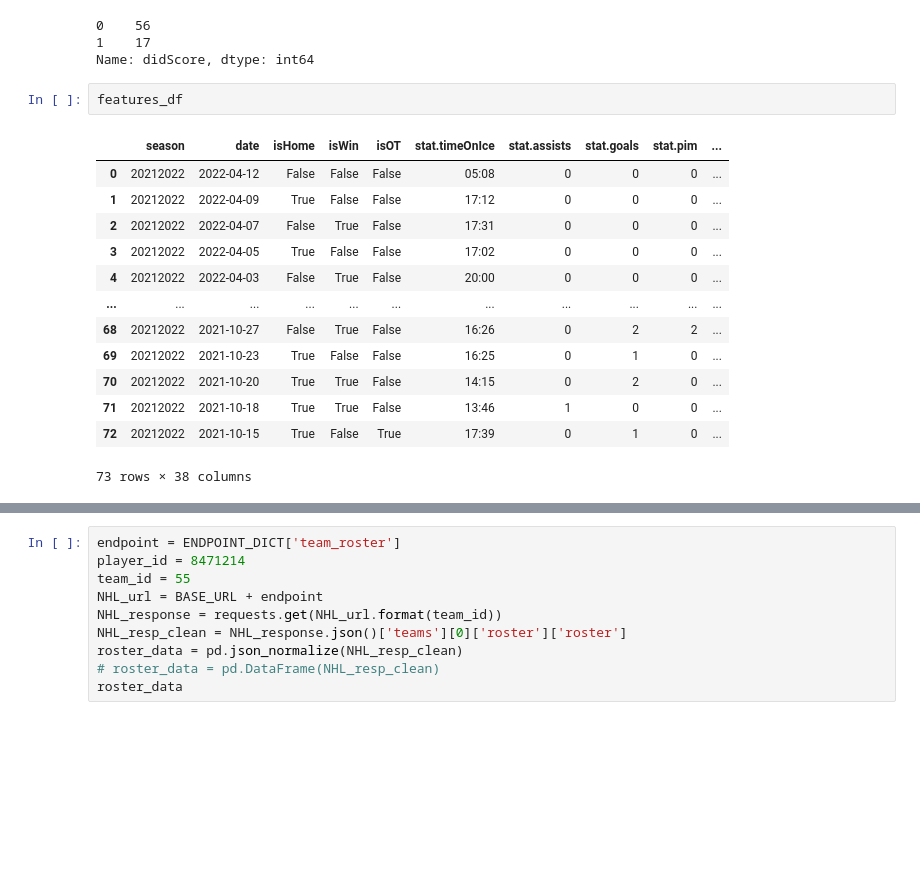
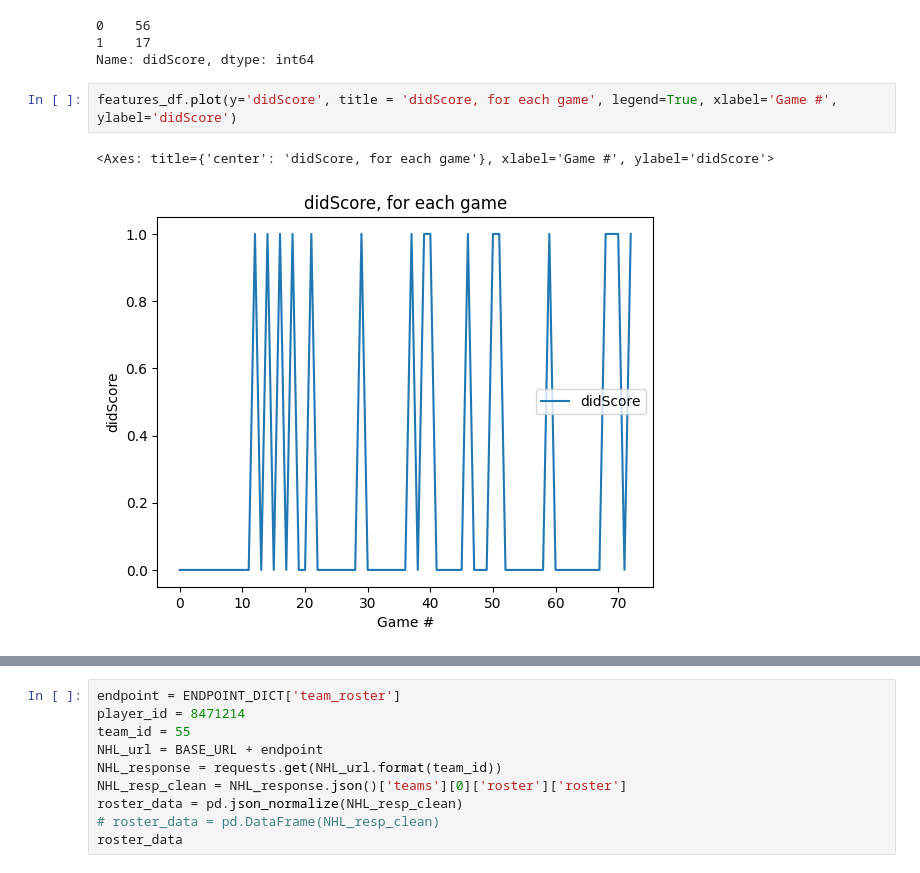
Before and after one commit to ElBennito39/fantasy_hockey_manager, a Jupyter notebook: NHL-data-exploration.ipynb, the cells around one changed output, grey strips where cells are left out. Saved outputs shown, nothing was run; the diff lists cells and outputs as text; blank space fills up the shorter version.

```diff
--- a/NHL-data-exploration.ipynb
+++ b/NHL-data-exploration.ipynb
@@ -299,19 +299,8 @@ features_df['didScore'].value_counts()
 0    56
 1    17
 Name: didScore, dtype: int64
-# %%
-features_df
-# %% [output]
-|  | season | date | isHome | isWin | isOT | stat.timeOnIce | stat.assists | stat.goals | stat.pim | ... |
-| 0 | 20212022 | 2022-04-12 | False | False | False | 05:08 | 0 | 0 | 0 | ... |
-| 1 | 20212022 | 2022-04-09 | True | False | False | 17:12 | 0 | 0 | 0 | ... |
-| 2 | 20212022 | 2022-04-07 | False | True | False | 17:31 | 0 | 0 | 0 | ... |
-| 3 | 20212022 | 2022-04-05 | True | False | False | 17:02 | 0 | 0 | 0 | ... |
-| 4 | 20212022 | 2022-04-03 | False | True | False | 20:00 | 0 | 0 | 0 | ... |
-| ... | ... | ... | ... | ... | ... | ... | ... | ... | ... | ... |
-| 68 | 20212022 | 2021-10-27 | False | True | False | 16:26 | 0 | 2 | 2 | ... |
-| 69 | 20212022 | 2021-10-23 | True | False | False | 16:25 | 0 | 1 | 0 | ... |
-| 70 | 20212022 | 2021-10-20 | True | True | False | 14:15 | 0 | 2 | 0 | ... |
-| 71 | 20212022 | 2021-10-18 | True | True | False | 13:46 | 1 | 0 | 0 | ... |
-| 72 | 20212022 | 2021-10-15 | True | False | True | 17:39 | 0 | 1 | 0 | ... |
-73 rows × 38 columns
+# %%
+features_df.plot(y='didScore', title = 'didScore, for each game', legend=True, xlabel='Game #', ylabel='didScore')
+# %% [output]
+<Axes: title={'center': 'didScore, for each game'}, xlabel='Game #', ylabel='didScore'>
+[figure, added]
```
Also changed, not shown: parts of 11 cells of this notebook.
